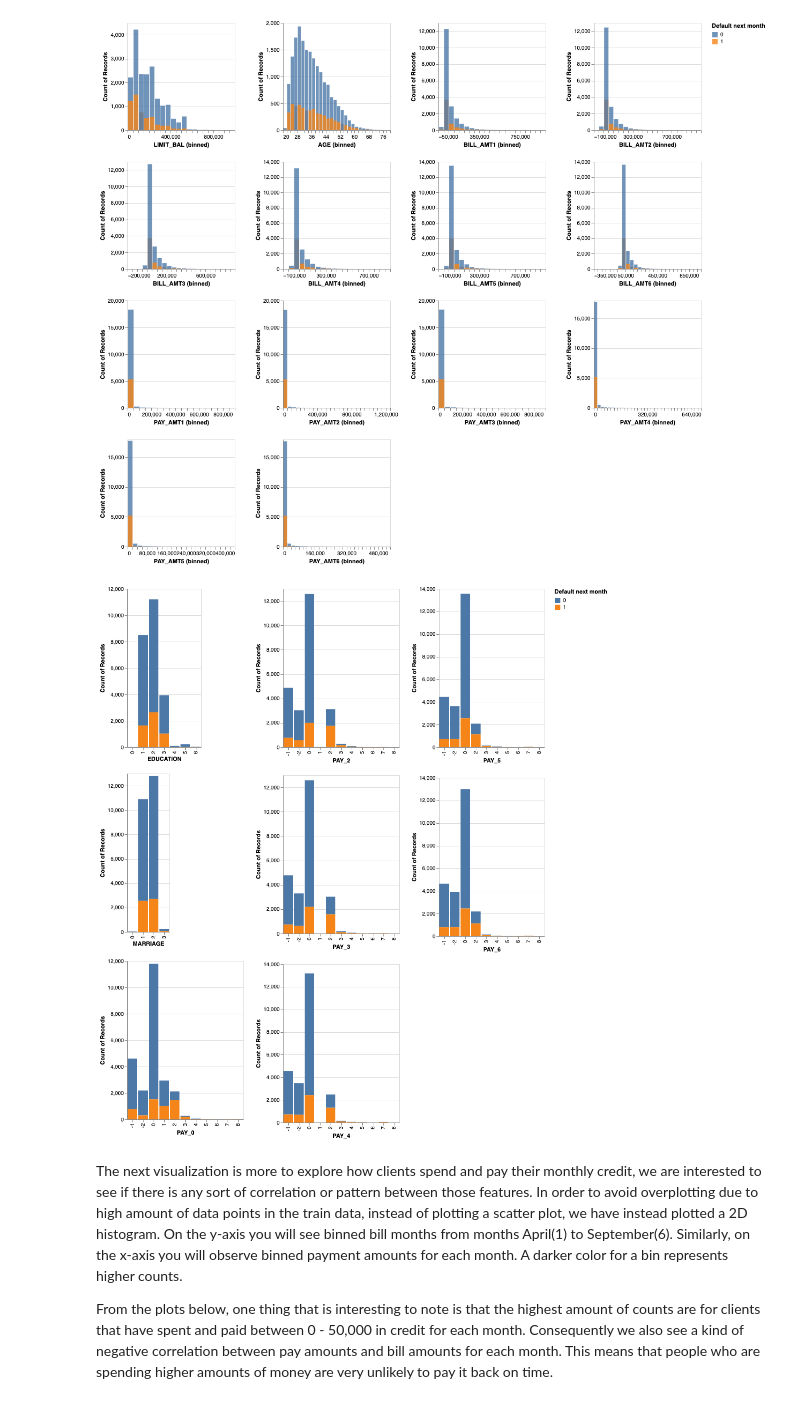
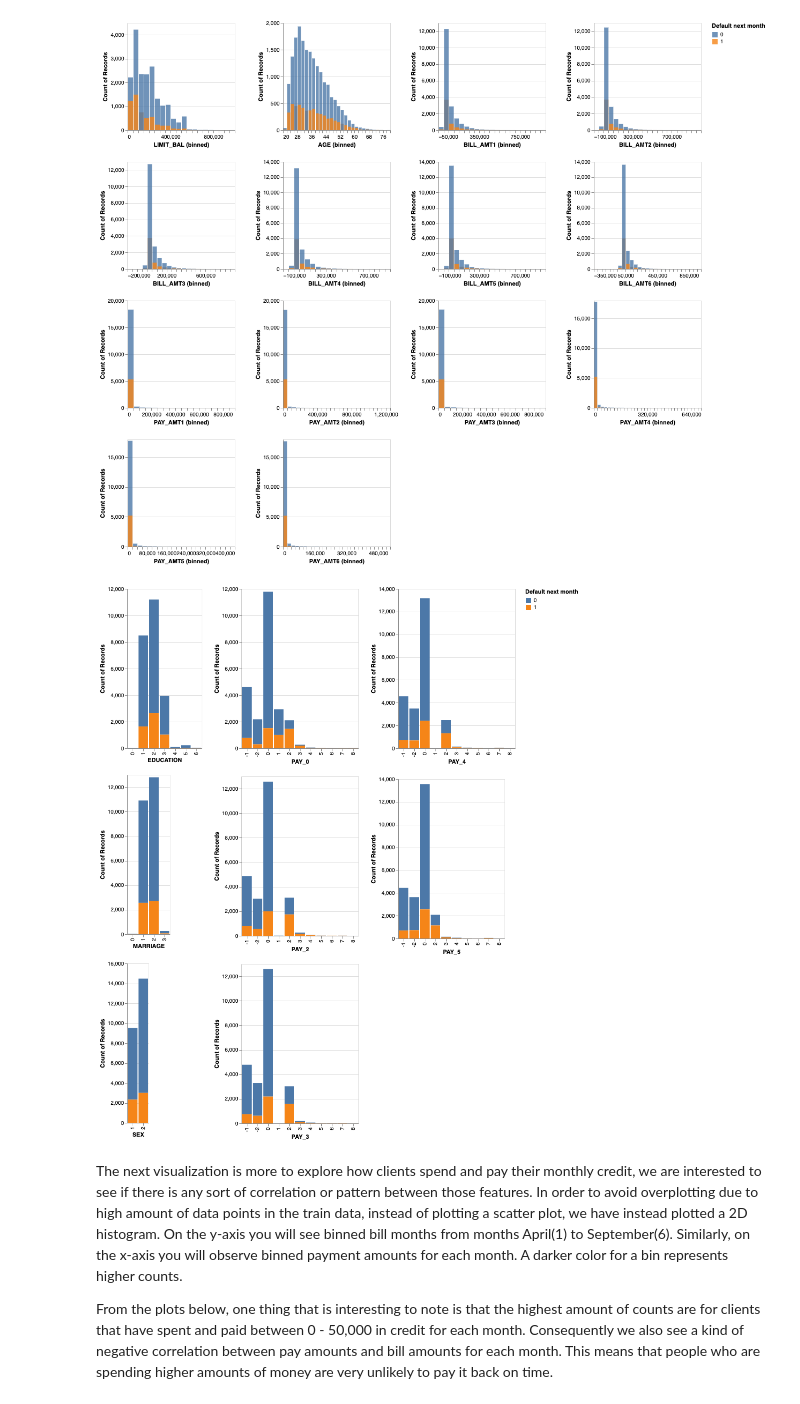
Before and after one commit to UBC-MDS/credit_default_prediction, a Jupyter notebook: src/credit_default_eda.ipynb, the cells around one changed output. Saved outputs shown, nothing was run; the diff lists cells and outputs as text; code cells hidden in the pictures.

```diff
--- a/src/credit_default_eda.ipynb
+++ b/src/credit_default_eda.ipynb
@@ -161,21 +161,21 @@ alt.Chart(train_df_viz).mark_bar(opacity = 0.8).encode(
 # %% [output]
 [figure]
 # %%
-categorical = ["EDUCATION", "MARRIAGE", "PAY_0", "PAY_2", "PAY_3", "PAY_4", "PAY_5", "PAY_6"]
+categorical = ["EDUCATION", "MARRIAGE", "SEX", "PAY_0", "PAY_2", "PAY_3", "PAY_4", "PAY_5", "PAY_6"]
 categorical_graph = []
 
 for i in range(len(categorical)):
     train_df_viz[categorical[i]] = train_df_viz[categorical[i]].apply(str)
     cate = alt.Chart(train_df_viz).mark_bar().encode(
         y= "count()",
         x = categorical[i],
         color = alt.Color("default_payment_next_month", title = "Default next month")
     )
     categorical_graph.append(cate)
 
 (categorical_graph[0] & categorical_graph[1] & categorical_graph[2]) | (categorical_graph[3] & categorical_graph[4] & categorical_graph[5]) | (categorical_graph[6] & categorical_graph[7])
 # %% [output]
-[figure, old version]
+[figure, new version]
 # %% [markdown]
 The next visualization is more to explore how clients spend and pay their monthly credit, we are interested to see if there is any sort of correlation or pattern between those features. In order to avoid overplotting due to high amount of data points in the train data, instead of plotting a scatter plot, we have instead plotted a 2D histogram. On the y-axis you will see binned bill months from months April(1) to September(6). Similarly, on the x-axis you will observe binned payment amounts for each month. A darker color for a bin represents higher counts.
 
```
Also changed, not shown: parts of 3 cells of this notebook, 5 other files.
